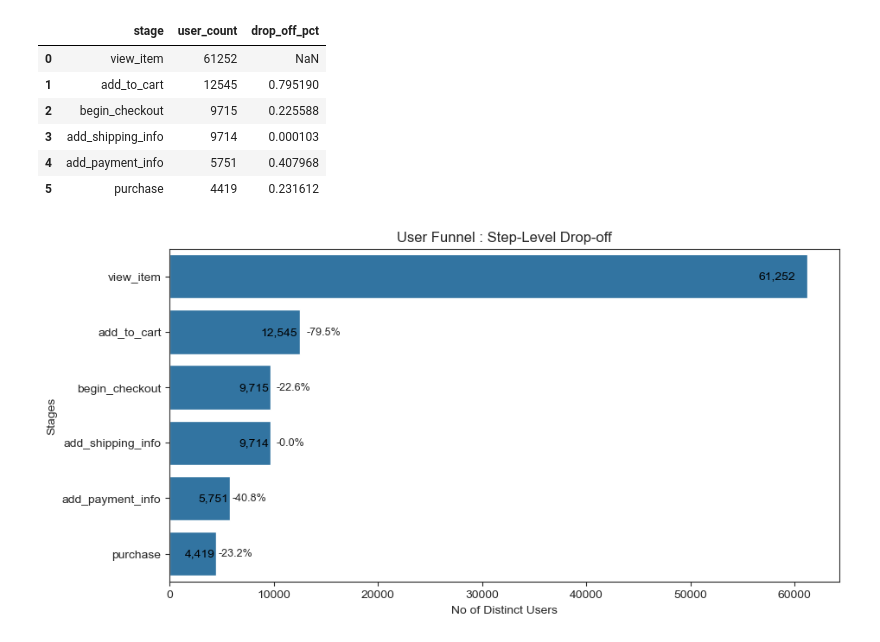
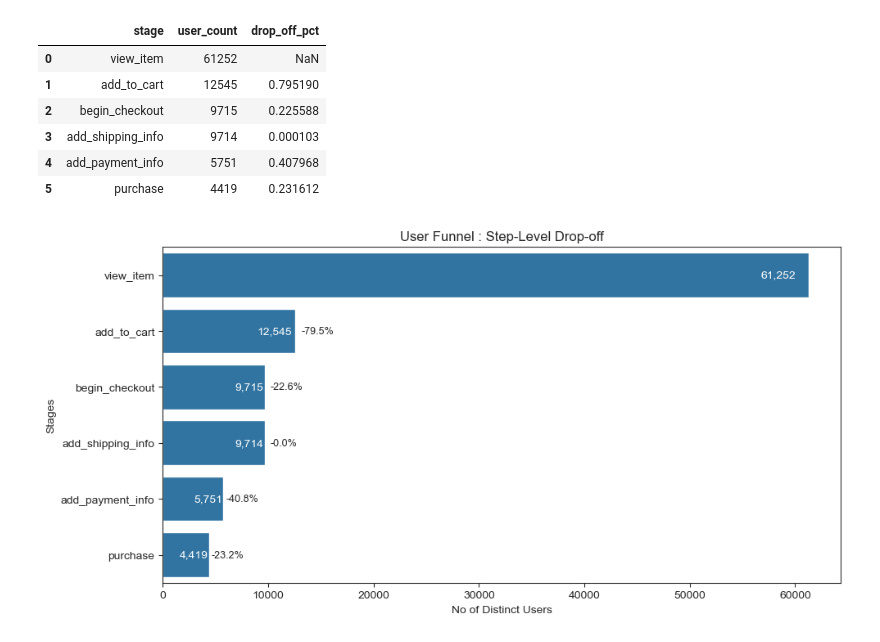
Before and after one commit to GH-AkshyM/BigQuery-Python-EDA, a Jupyter notebook: notebooks/04_EDA_and_Insights.ipynb, the cells around one changed output. Drawn from its saved outputs; the diff is of its cells as text; code cells hidden in the pictures.

```diff
--- a/notebooks/04_EDA_and_Insights.ipynb
+++ b/notebooks/04_EDA_and_Insights.ipynb
@@ -72,32 +72,32 @@ funnel_events
 # %%
 plt.figure(figsize = (10,5))
 sns.barplot(
     data=funnel_events,
     y='stage',
     x='user_count',
 )
 
 for i, row in funnel_events.iterrows():
     plt.text(
         row['user_count'] * .98,
         i,
         f"{row['user_count']:,}",
         va = 'center',
         ha = 'right',
-        color = 'black'
+        color = 'white'
     )
-for i, row in funnel_events.iterrows():
     if row['drop_off_pct'] > 0:
         plt.text(
             row['user_count'] * 1.05,
             i,
             f"-{row['drop_off_pct']:.1%}",
             va = 'center',
             fontsize = 9
         )
 plt.title('User Funnel : Step-Level Drop-off')
 plt.ylabel('Stages')
 plt.xlabel('No of Distinct Users')
+plt.tight_layout()
 plt.show()
 # %% [output]
-[figure, old version]
+[figure, new version]
```
Also changed, not shown: parts of 8 cells of this notebook.
